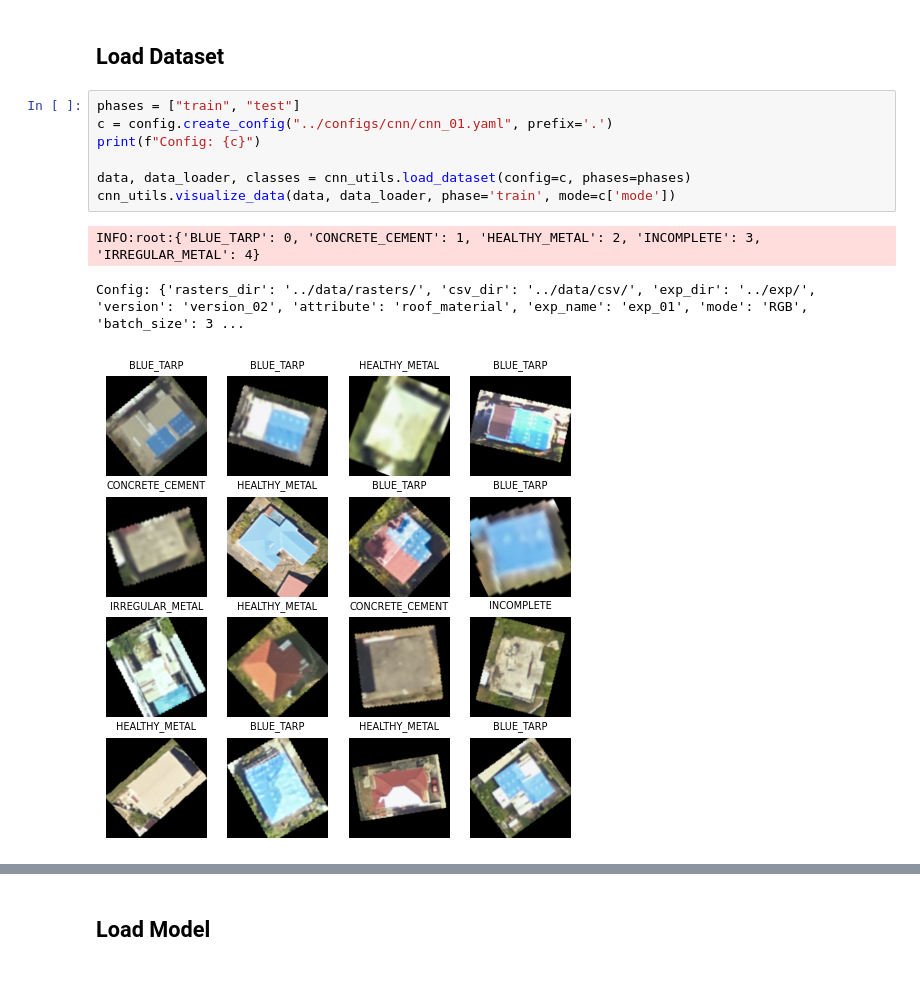
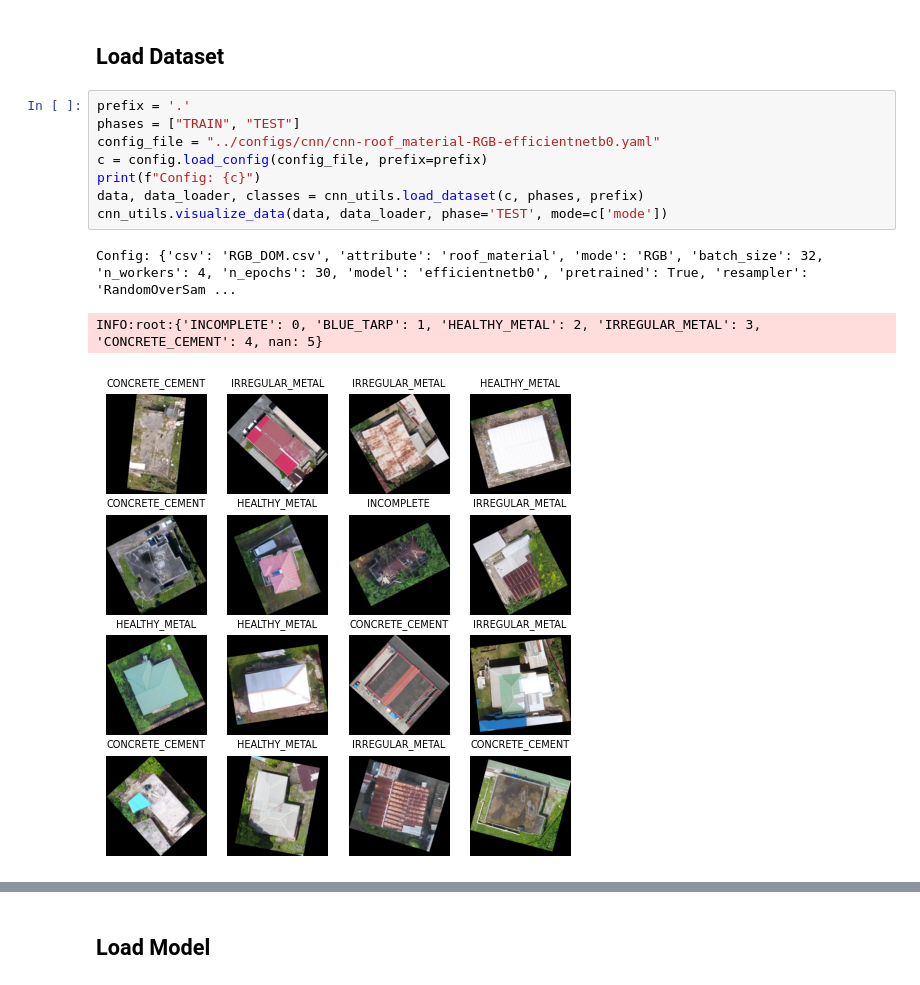
Before and after one commit to GFDRR/caribbean-rooftop-classification, a Jupyter notebook: notebooks/02_model_development.ipynb, the cells around one changed output, grey strips where cells are left out. Cells and saved outputs as stored; diff of their text form.

```diff
--- a/notebooks/02_model_development.ipynb
+++ b/notebooks/02_model_development.ipynb
@@ -21,14 +21,15 @@ pd.set_option('mode.chained_assignment', None)
 # %% [markdown]
 ## Load Dataset
 # %%
-phases = ["train", "test"]
-c = config.create_config("../configs/cnn/cnn_01.yaml", prefix='.')
+prefix = '.'
+phases = ["TRAIN", "TEST"]
+config_file = "../configs/cnn/cnn-roof_material-RGB-efficientnetb0.yaml"
+c = config.load_config(config_file, prefix=prefix)
 print(f"Config: {c}")
-
-data, data_loader, classes = cnn_utils.load_dataset(config=c, phases=phases)
-cnn_utils.visualize_data(data, data_loader, phase='train', mode=c['mode'])
+data, data_loader, classes = cnn_utils.load_dataset(c, phases, prefix)
+cnn_utils.visualize_data(data, data_loader, phase='TEST', mode=c['mode'])
 # %% [output]
-INFO:root:{'BLUE_TARP': 0, 'CONCRETE_CEMENT': 1, 'HEALTHY_METAL': 2, 'INCOMPLETE': 3, 'IRREGULAR_METAL': 4}
+Config: {'csv': 'RGB_DOM.csv', 'attribute': 'roof_material', 'mode': 'RGB', 'batch_size': 32, 'n_workers': 4, 'n_epochs': 30, 'model': 'efficientnetb0', 'pretrained': True, 'resampler': 'RandomOverSam ...
-Config: {'rasters_dir': '../data/rasters/', 'csv_dir': '../data/csv/', 'exp_dir': '../exp/', 'version': 'version_02', 'attribute': 'roof_material', 'exp_name': 'exp_01', 'mode': 'RGB', 'batch_size': 3 ...
+INFO:root:{'INCOMPLETE': 0, 'BLUE_TARP': 1, 'HEALTHY_METAL': 2, 'IRREGULAR_METAL': 3, 'CONCRETE_CEMENT': 4, nan: 5}
-[figure, old version]
+[figure, new version]
 # %%
```
Also changed, not shown: parts of 3 cells of this notebook.
